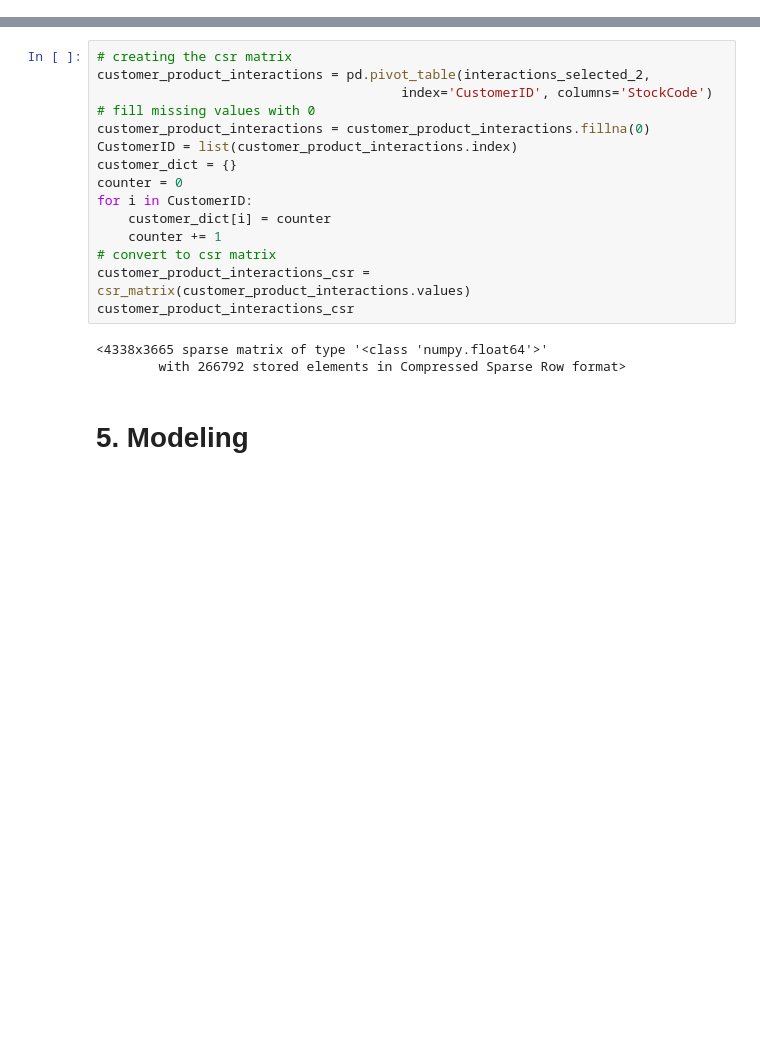
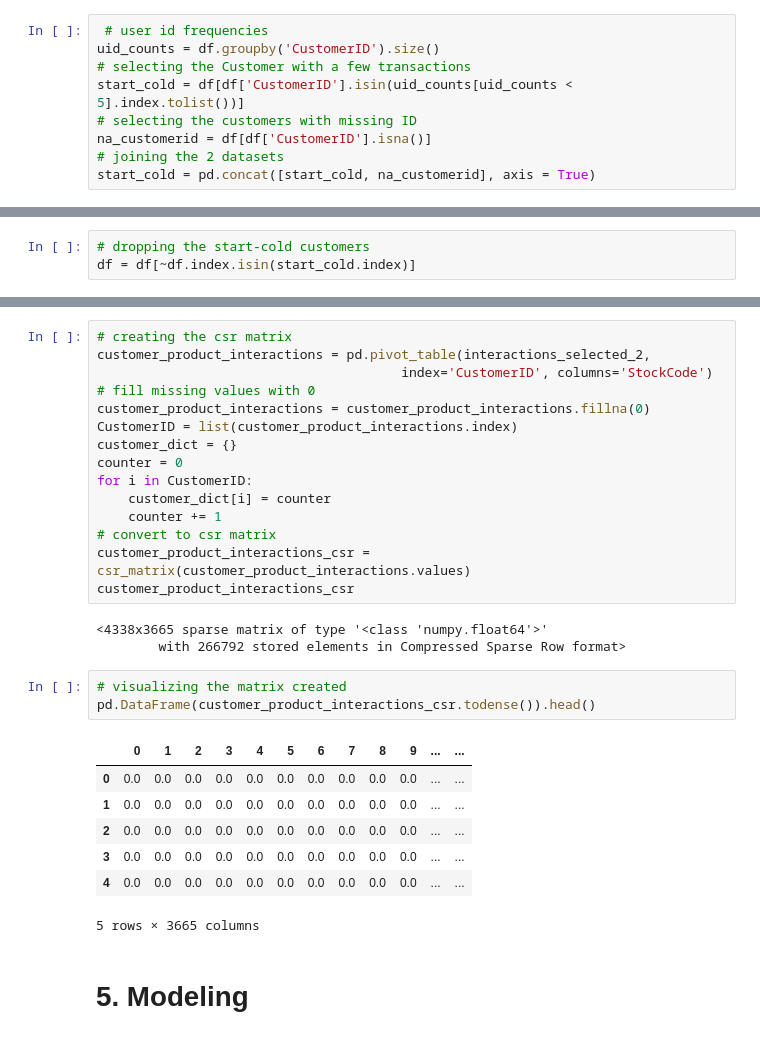
Before and after one commit to LorenzoPigozzi/Business_Cases, a Jupyter notebook: Case 4/BC4_Lorenzo.ipynb, the cells around one changed output, grey strips where cells are left out. Saved outputs shown, nothing was run; the diff lists cells and outputs as text; blank space fills up the shorter version.

```diff
--- a/Case 4/BC4_Lorenzo.ipynb
+++ b/Case 4/BC4_Lorenzo.ipynb
@@ -370,0 +366,9 @@ df.head()
+# %%
+ # user id frequencies
+uid_counts = df.groupby('CustomerID').size()
+# selecting the Customer with a few transactions
+start_cold = df[df['CustomerID'].isin(uid_counts[uid_counts < 5].index.tolist())]
+# selecting the customers with missing ID
+na_customerid = df[df['CustomerID'].isna()]
+# joining the 2 datasets
+start_cold = pd.concat([start_cold, na_customerid], axis = True)
@@ -371,3 +397,6 @@ df.head()
+# %%
+# dropping the start-cold customers
+df = df[~df.index.isin(start_cold.index)]
 # %% [markdown]
 # 4. Data Preprocessing <a class="anchor" id="4"></a>
 # %% [markdown]
@@ -415,6 +444,17 @@ customer_product_interactions_csr
 # %% [output]
 <4338x3665 sparse matrix of type '<class 'numpy.float64'>'
         with 266792 stored elements in Compressed Sparse Row format>
+# %%
+# visualizing the matrix created
+pd.DataFrame(customer_product_interactions_csr.todense()).head()
+# %% [output]
+|  | 0 | 1 | 2 | 3 | 4 | 5 | 6 | 7 | 8 | 9 | ... | ... |
+| 0 | 0.0 | 0.0 | 0.0 | 0.0 | 0.0 | 0.0 | 0.0 | 0.0 | 0.0 | 0.0 | ... | ... |
+| 1 | 0.0 | 0.0 | 0.0 | 0.0 | 0.0 | 0.0 | 0.0 | 0.0 | 0.0 | 0.0 | ... | ... |
+| 2 | 0.0 | 0.0 | 0.0 | 0.0 | 0.0 | 0.0 | 0.0 | 0.0 | 0.0 | 0.0 | ... | ... |
+| 3 | 0.0 | 0.0 | 0.0 | 0.0 | 0.0 | 0.0 | 0.0 | 0.0 | 0.0 | 0.0 | ... | ... |
+| 4 | 0.0 | 0.0 | 0.0 | 0.0 | 0.0 | 0.0 | 0.0 | 0.0 | 0.0 | 0.0 | ... | ... |
+5 rows × 3665 columns
 # %% [markdown]
 # 5. Modeling <a class="anchor" id="3"></a>
 # %% [markdown]
```
Also changed, not shown: parts of 20 cells of this notebook.
